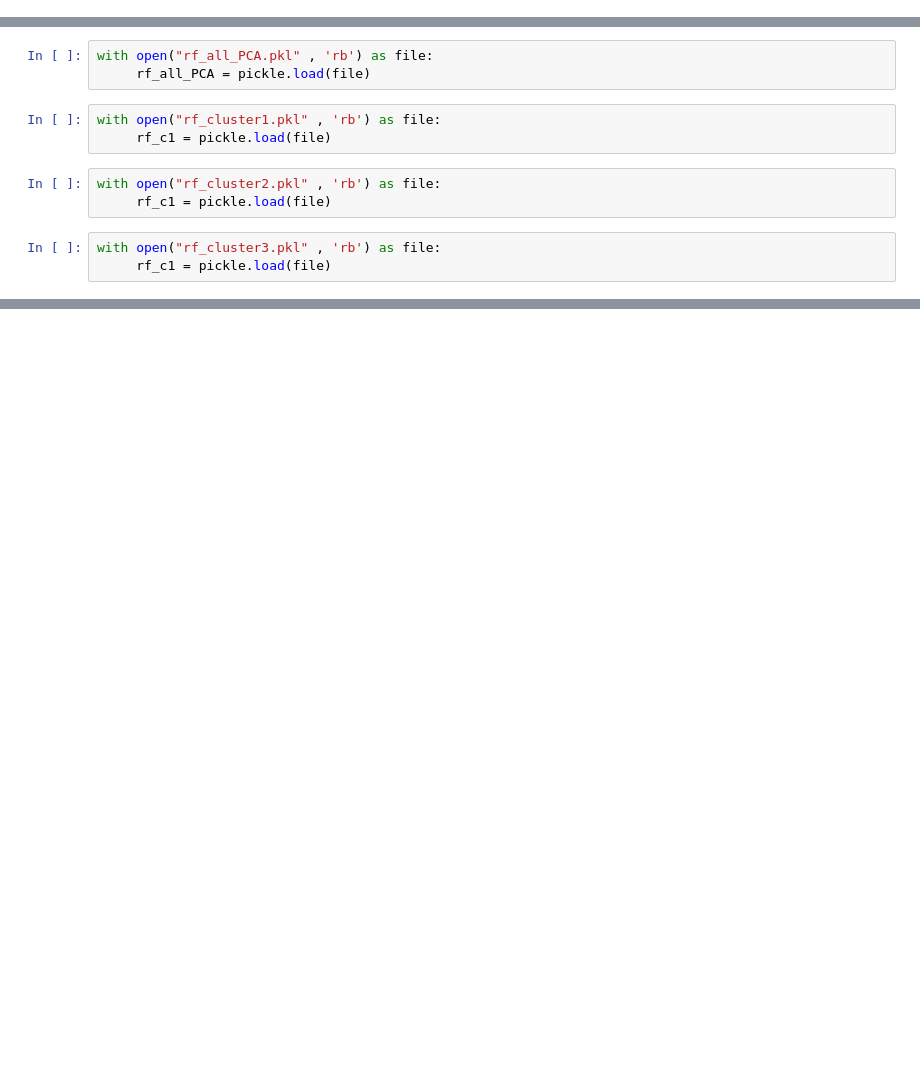
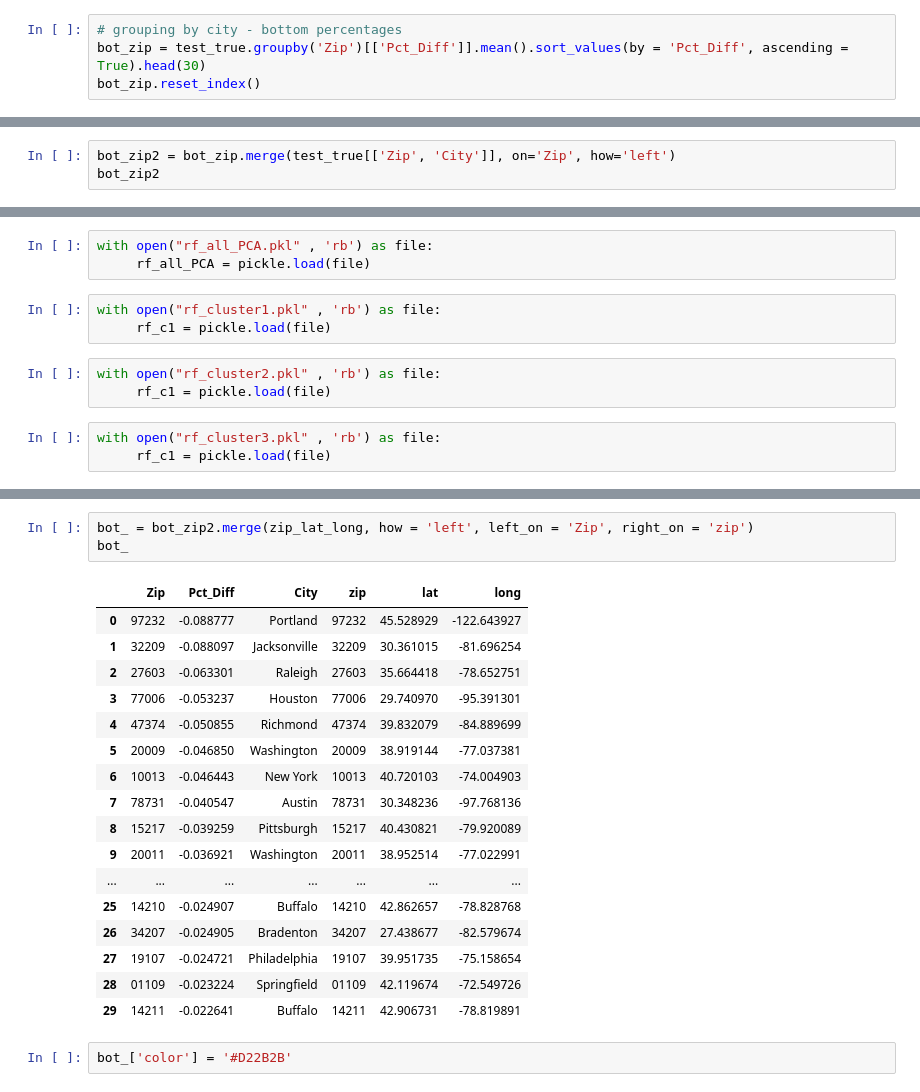
Before and after one commit to jonahsg/NYCDSA_Capstone, a Jupyter notebook: Final.ipynb, the cells around one changed output, grey strips where cells are left out. Cells and saved outputs as stored; diff of their text form; blank space fills up the shorter version.

```diff
--- a/Final.ipynb
+++ b/Final.ipynb
@@ -347,0 +345,4 @@ bot_cit['City']
+# %%
+# grouping by city - bottom percentages
+bot_zip = test_true.groupby('Zip')[['Pct_Diff']].mean().sort_values(by = 'Pct_Diff', ascending = True).head(30)
+bot_zip.reset_index()
@@ -347,0 +367,3 @@ bot_cit['City']
+# %%
+bot_zip2 = bot_zip.merge(test_true[['Zip', 'City']], on='Zip', how='left')
+bot_zip2
@@ -496,0 +522,23 @@ map_
+# %%
+bot_ = bot_zip2.merge(zip_lat_long, how = 'left', left_on = 'Zip', right_on = 'zip')
+bot_
+# %% [output]
+|  | Zip | Pct_Diff | City | zip | lat | long |
+| 0 | 97232 | -0.088777 | Portland | 97232 | 45.528929 | -122.643927 |
+| 1 | 32209 | -0.088097 | Jacksonville | 32209 | 30.361015 | -81.696254 |
+| 2 | 27603 | -0.063301 | Raleigh | 27603 | 35.664418 | -78.652751 |
+| 3 | 77006 | -0.053237 | Houston | 77006 | 29.740970 | -95.391301 |
+| 4 | 47374 | -0.050855 | Richmond | 47374 | 39.832079 | -84.889699 |
+| 5 | 20009 | -0.046850 | Washington | 20009 | 38.919144 | -77.037381 |
+| 6 | 10013 | -0.046443 | New York | 10013 | 40.720103 | -74.004903 |
+| 7 | 78731 | -0.040547 | Austin | 78731 | 30.348236 | -97.768136 |
+| 8 | 15217 | -0.039259 | Pittsburgh | 15217 | 40.430821 | -79.920089 |
+| 9 | 20011 | -0.036921 | Washington | 20011 | 38.952514 | -77.022991 |
+| ... | ... | ... | ... | ... | ... | ... |
+| 25 | 14210 | -0.024907 | Buffalo | 14210 | 42.862657 | -78.828768 |
+| 26 | 34207 | -0.024905 | Bradenton | 34207 | 27.438677 | -82.579674 |
+| 27 | 19107 | -0.024721 | Philadelphia | 19107 | 39.951735 | -75.158654 |
+| 28 | 01109 | -0.023224 | Springfield | 01109 | 42.119674 | -72.549726 |
+| 29 | 14211 | -0.022641 | Buffalo | 14211 | 42.906731 | -78.819891 |
+# %%
+bot_['color'] = '#D22B2B'
```
Also changed, not shown: parts of 37 cells of this notebook.
